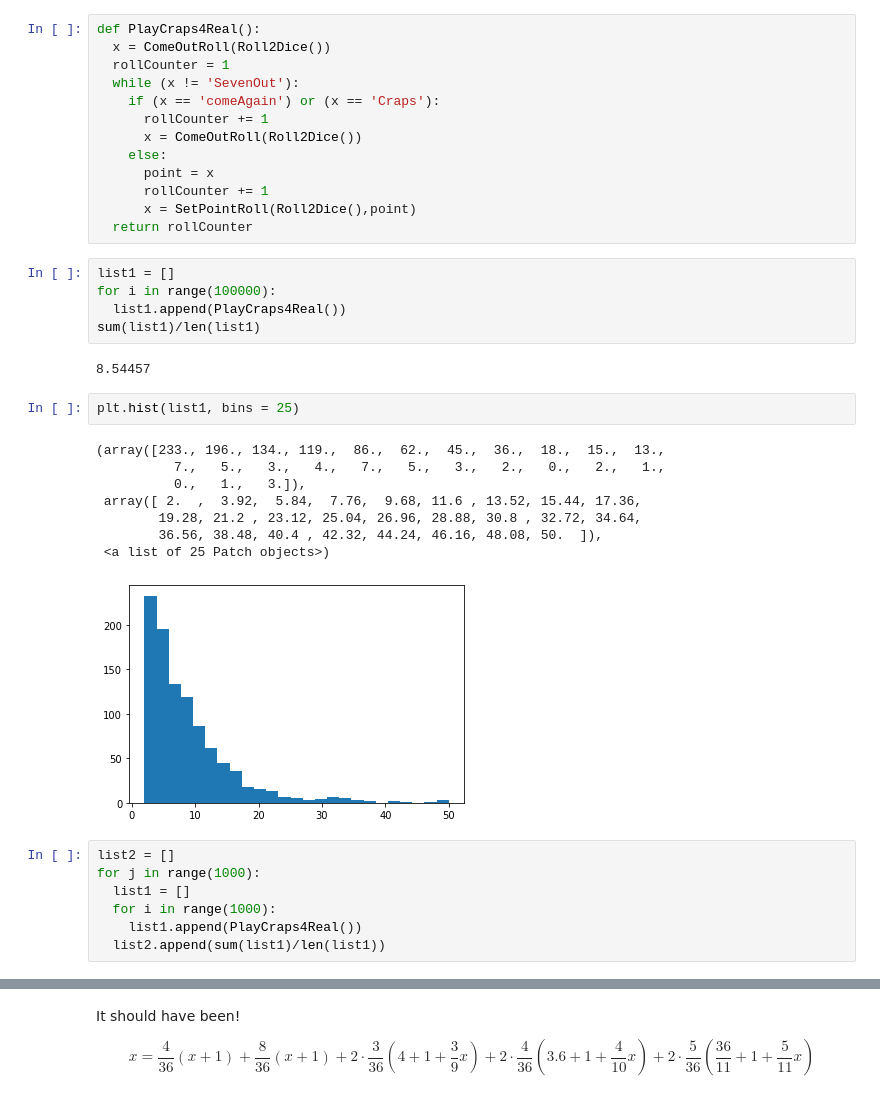
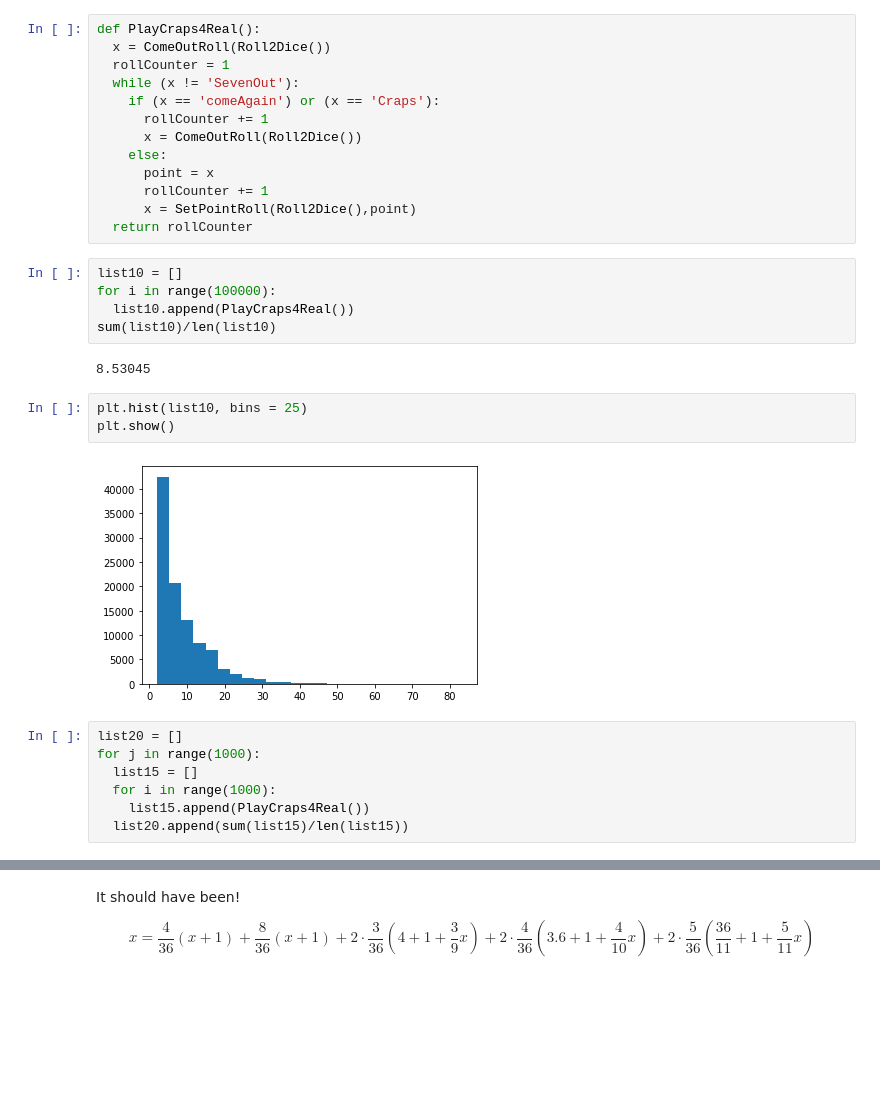
Before and after one commit to nurfnick/Mathematical_Musings, a Jupyter notebook: CrapsSimulator.ipynb, the cells around one changed output, grey strips where cells are left out. Cells and saved outputs as stored; diff of their text form; blank space fills up the shorter version.

```diff
--- a/CrapsSimulator.ipynb
+++ b/CrapsSimulator.ipynb
@@ -418,28 +425,22 @@ def PlayCraps4Real():
       x = SetPointRoll(Roll2Dice(),point)
   return rollCounter
 # %%
-list1 = []
+list10 = []
 for i in range(100000):
-  list1.append(PlayCraps4Real())
-sum(list1)/len(list1)
+  list10.append(PlayCraps4Real())
+sum(list10)/len(list10)
 # %% [output]
-8.54457
+8.53045
 # %%
-plt.hist(list1, bins = 25)
+plt.hist(list10, bins = 25)
+plt.show()
 # %% [output]
-(array([233., 196., 134., 119.,  86.,  62.,  45.,  36.,  18.,  15.,  13.,
-          7.,   5.,   3.,   4.,   7.,   5.,   3.,   2.,   0.,   2.,   1.,
-          0.,   1.,   3.]),
- array([ 2.  ,  3.92,  5.84,  7.76,  9.68, 11.6 , 13.52, 15.44, 17.36,
-        19.28, 21.2 , 23.12, 25.04, 26.96, 28.88, 30.8 , 32.72, 34.64,
-        36.56, 38.48, 40.4 , 42.32, 44.24, 46.16, 48.08, 50.  ]),
- <a list of 25 Patch objects>)
-[figure, old version]
+[figure, new version]
 # %%
-list2 = []
+list20 = []
 for j in range(1000):
-  list1 = []
+  list15 = []
   for i in range(1000):
-    list1.append(PlayCraps4Real())
-  list2.append(sum(list1)/len(list1))
+    list15.append(PlayCraps4Real())
+  list20.append(sum(list15)/len(list15))
 # %%
```
Also changed, not shown: parts of 26 cells of this notebook.
